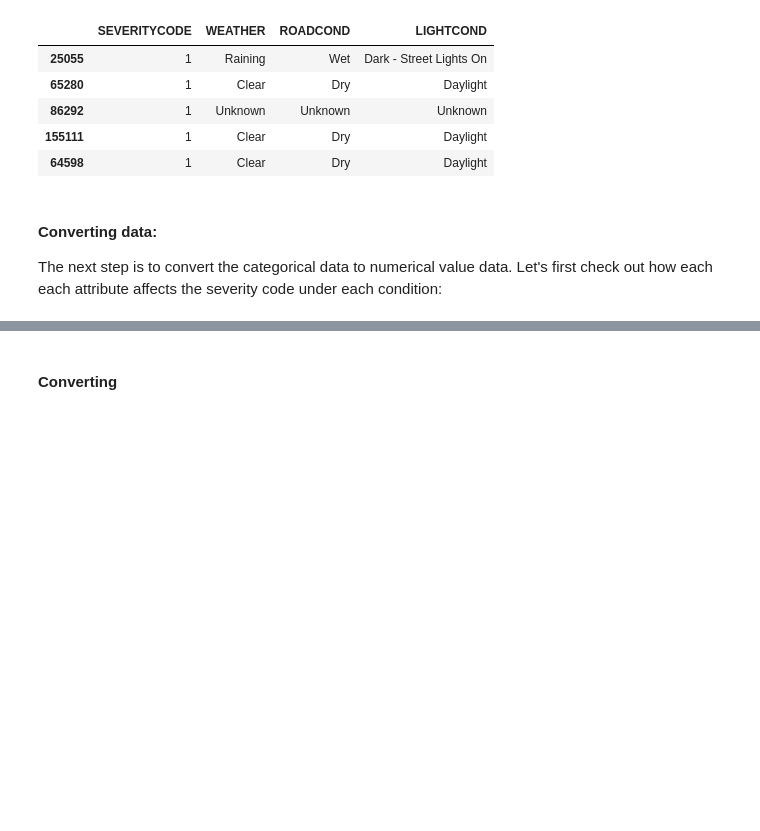
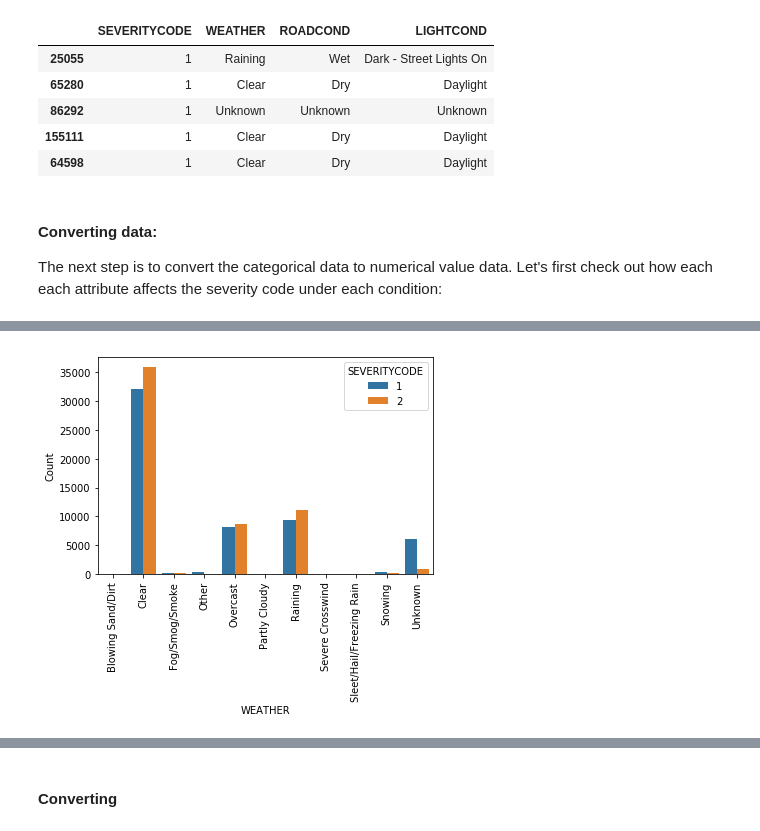
Before and after one commit to tienhsinlu/IBM-data-science-Coursera-capstone, a Jupyter notebook: Data Science Capstone Project.ipynb, the cells around one changed output, grey strips where cells are left out. Drawn from its saved outputs; the diff is of its cells as text; code cells hidden in the pictures; blank space fills up the shorter version.

```diff
--- a/Data Science Capstone Project.ipynb
+++ b/Data Science Capstone Project.ipynb
@@ -173,0 +108,5 @@ Name: SEVERITYCODE, dtype: float64
+# %%
+df_weather = pd.DataFrame(df.groupby(['WEATHER']).SEVERITYCODE.value_counts())
+df_weather.rename(columns={'SEVERITYCODE': 'Count'}, inplace=True)
+df_weather.reset_index(inplace=True)
+df_weather.head()
@@ -173,0 +120,7 @@ Name: SEVERITYCODE, dtype: float64
+# %%
+import seaborn as sns
+p1 = sns.barplot(x='WEATHER', y= 'Count', data=df_weather, hue='SEVERITYCODE')
+p1.set_xticklabels(p1.get_xticklabels(), rotation=90)
+plt.show()
+# %% [output]
+[figure, added]
```
Also changed, not shown: parts of 36 cells of this notebook.
